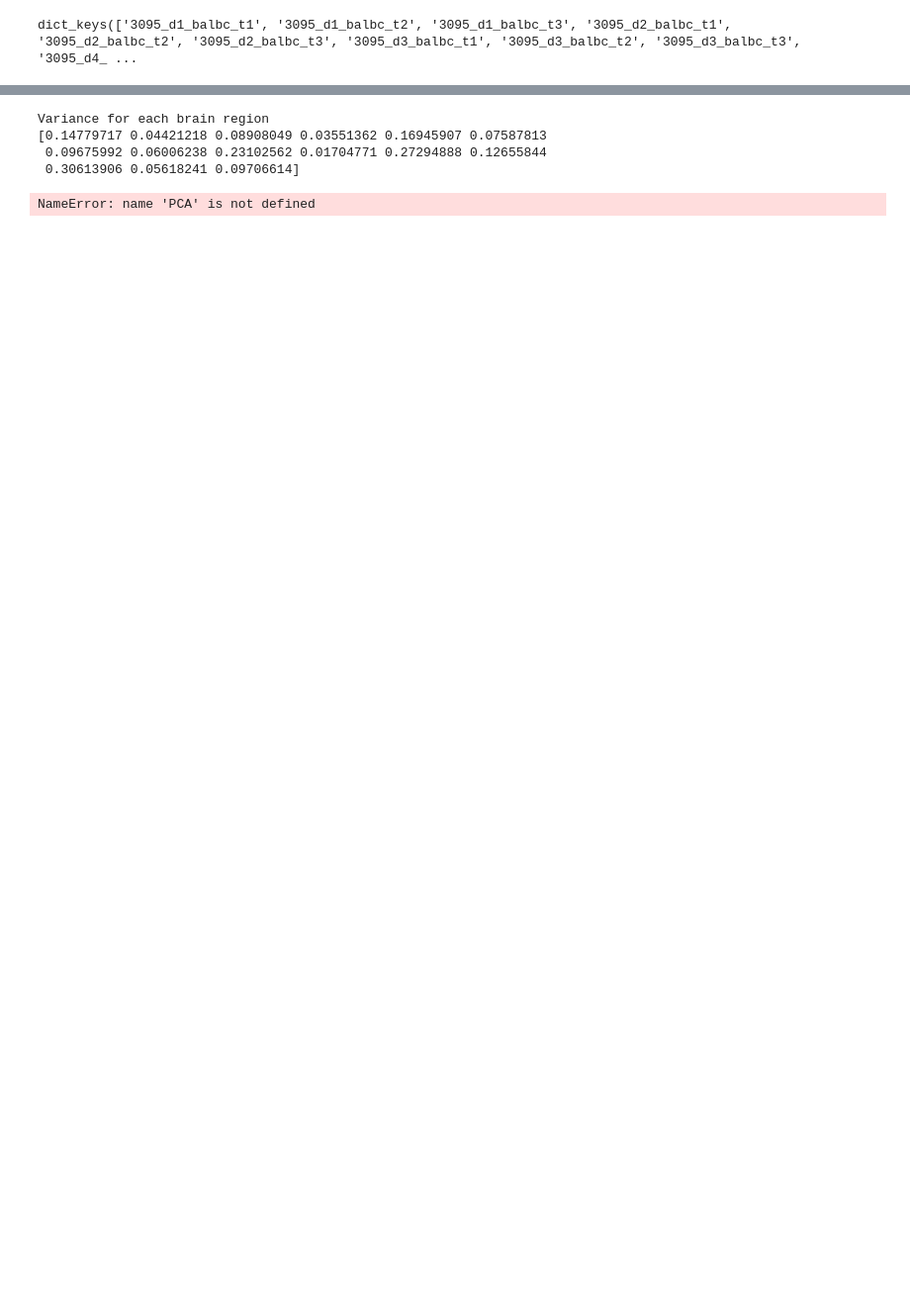
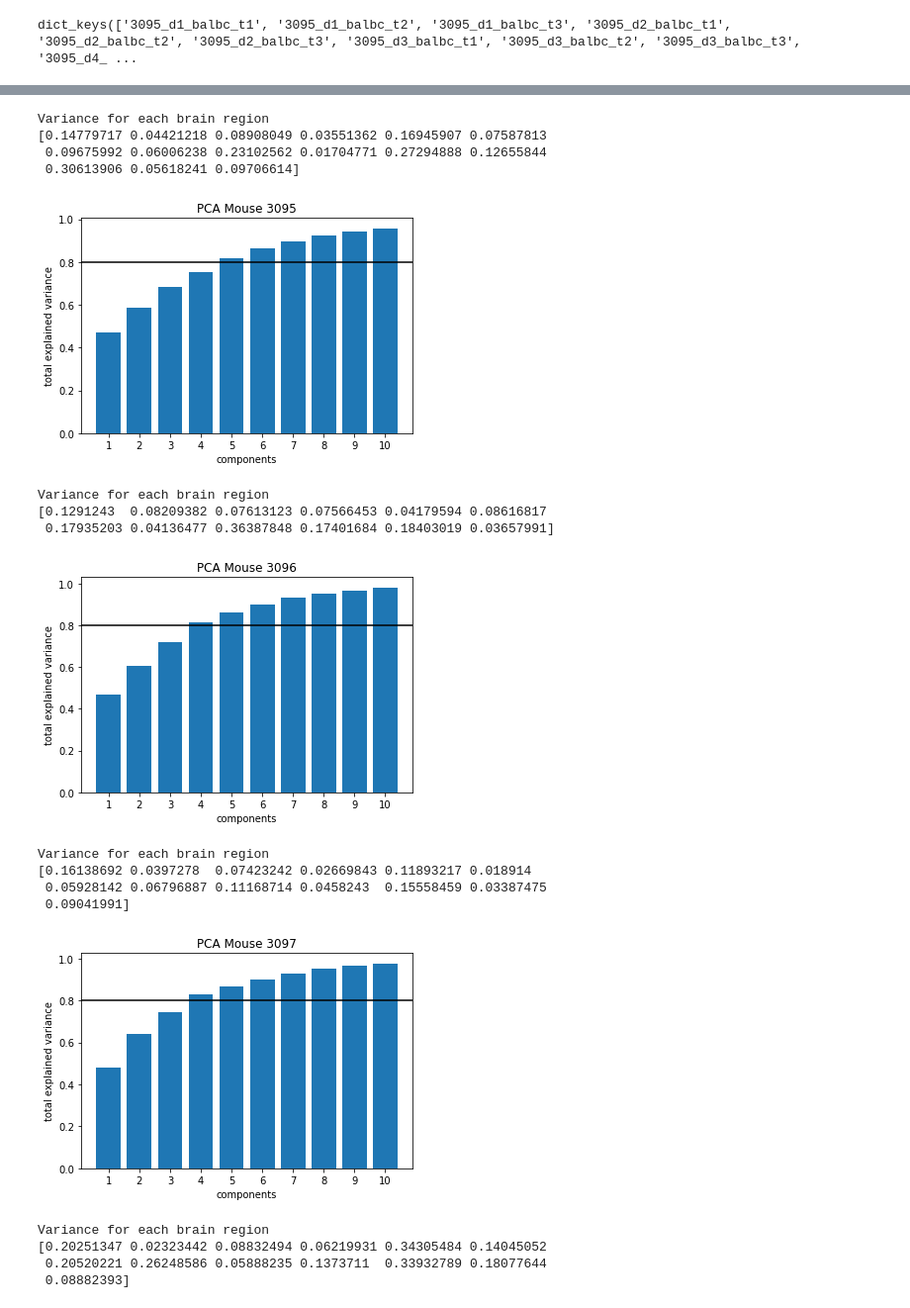
Before and after one commit to lenca56/Falkner_Multi-region_Aggression, a Jupyter notebook: code/ExploratoryAnalysis.ipynb, the cells around one changed output, grey strips where cells are left out. Shown: that part at 99% size. Cells and saved outputs as stored; diff of their text form; code cells hidden in the pictures; blank space fills up the shorter version.

```diff
--- a/code/ExploratoryAnalysis.ipynb
+++ b/code/ExploratoryAnalysis.ipynb
@@ -155,8 +78,22 @@ singleFrameBehavioralDistribution(mouseId=3095, path=None, daysType='all days',l
 # %%
-PCAfunction(mouseId=3095, path=None, type=None)
+for mouseId in subject_ids:
+    PCAfunction(mouseId=mouseId, path=None, type=None)
 # %% [output]
 Variance for each brain region
 [0.14779717 0.04421218 0.08908049 0.03551362 0.16945907 0.07587813
  0.09675992 0.06006238 0.23102562 0.01704771 0.27294888 0.12655844
  0.30613906 0.05618241 0.09706614]
+[figure, added]
-NameError: name 'PCA' is not defined
+Variance for each brain region
+[0.1291243  0.08209382 0.07613123 0.07566453 0.04179594 0.08616817
+ 0.17935203 0.04136477 0.36387848 0.17401684 0.18403019 0.03657991]
+[figure, added]
+Variance for each brain region
+[0.16138692 0.0397278  0.07423242 0.02669843 0.11893217 0.018914
+ 0.05928142 0.06796887 0.11168714 0.0458243  0.15558459 0.03387475
+ 0.09041991]
+[figure, added]
+Variance for each brain region
+[0.20251347 0.02323442 0.08832494 0.06219931 0.34305484 0.14045052
+ 0.20520221 0.26248586 0.05888235 0.1373711  0.33932789 0.18077644
+ 0.08882393]
```
Also changed, not shown: parts of 11 cells of this notebook, 1 other file.
